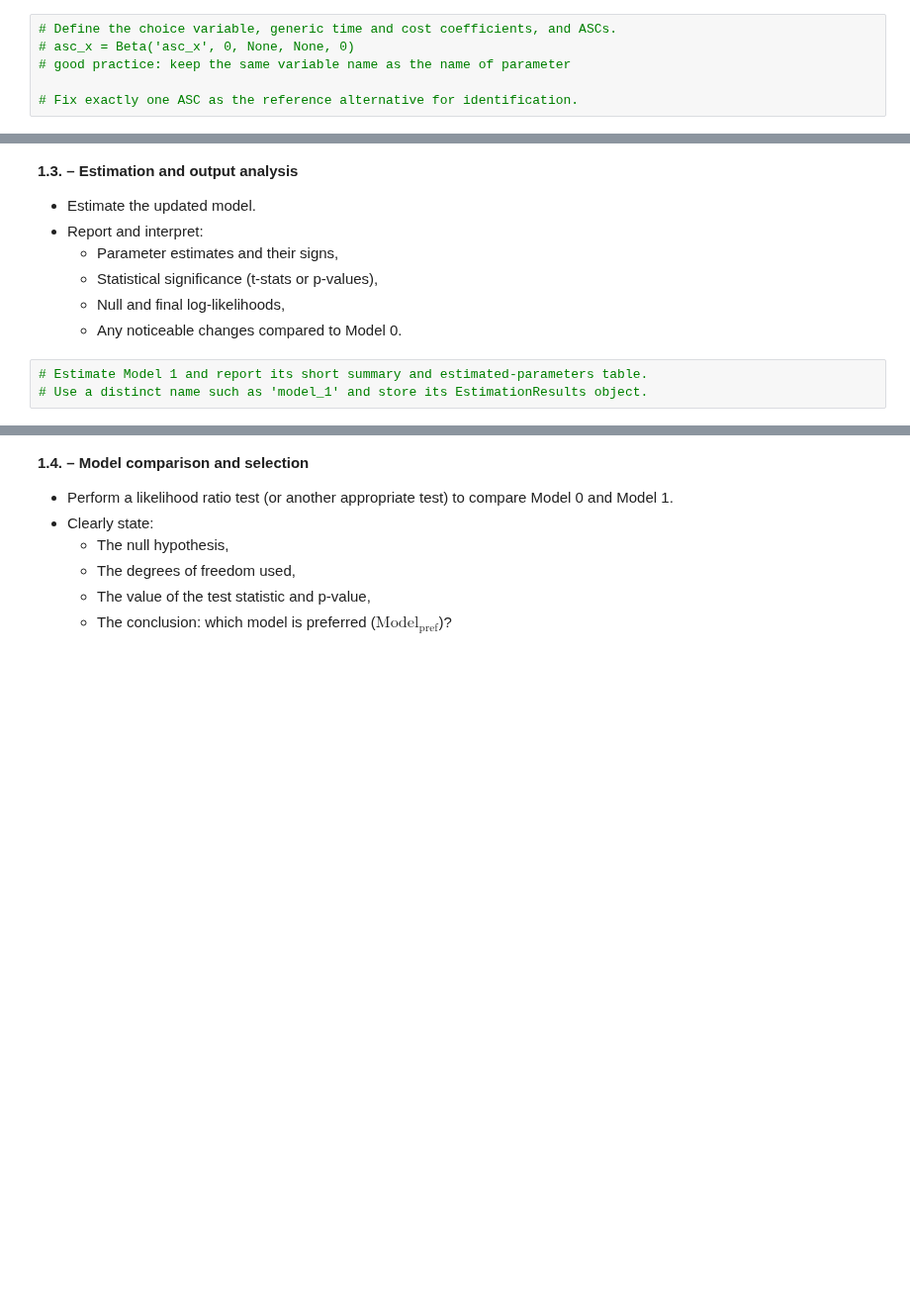
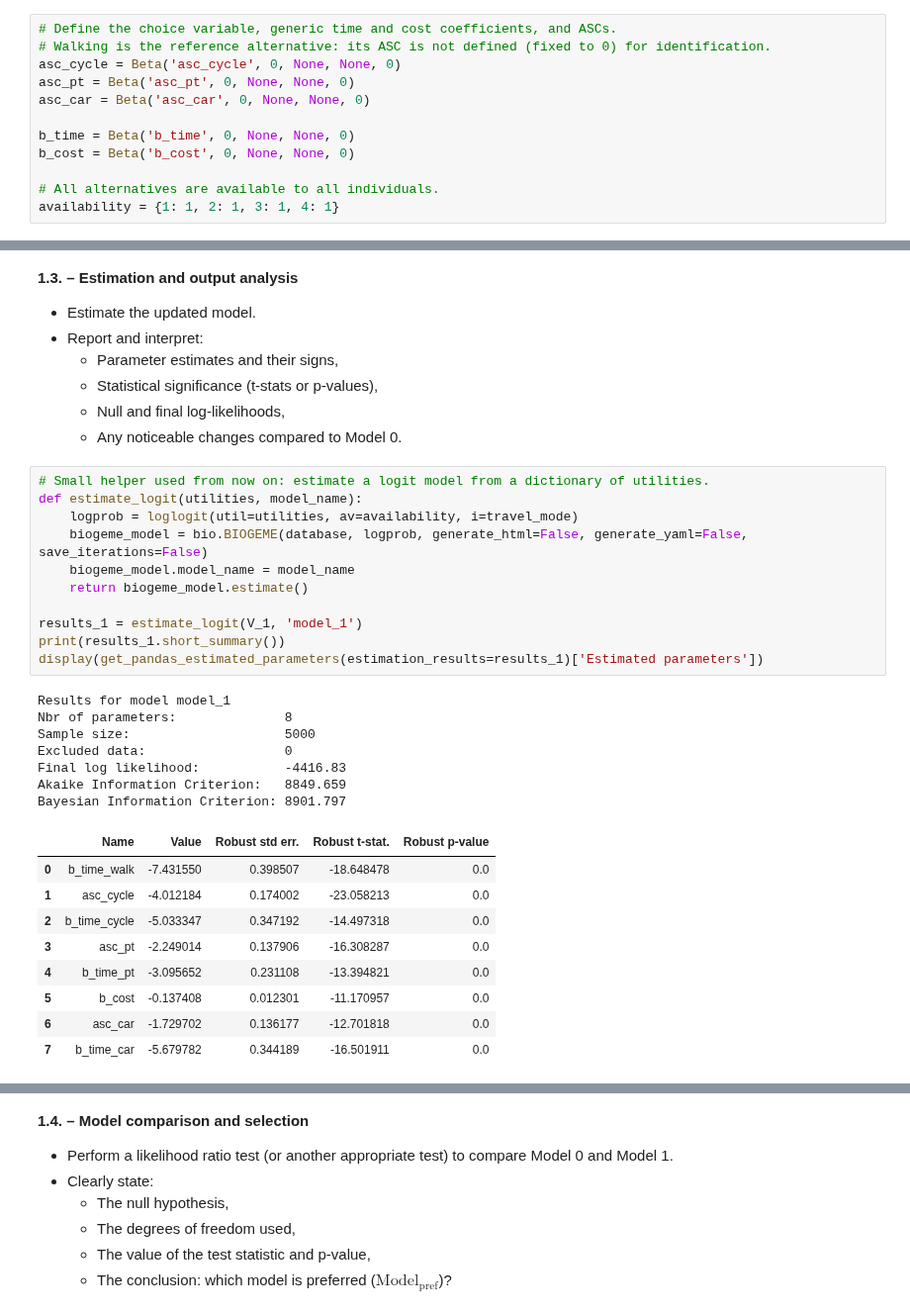
Before and after one commit to PabloSarro/london-mode-choice, a Jupyter notebook: src/assignment.ipynb, the cells around one changed output, grey strips where cells are left out. Shown at 99% size. Saved outputs shown, nothing was run; the diff lists cells and outputs as text; blank space fills up the shorter version.

```diff
--- a/src/assignment.ipynb
+++ b/src/assignment.ipynb
@@ -80,8 +119,14 @@ cost_transit = Variable('cost_transit')
 # %%
 # Define the choice variable, generic time and cost coefficients, and ASCs.
-# asc_x = Beta('asc_x', 0, None, None, 0)
-# good practice: keep the same variable name as the name of parameter
+# Walking is the reference alternative: its ASC is not defined (fixed to 0) for identification.
+asc_cycle = Beta('asc_cycle', 0, None, None, 0)
+asc_pt = Beta('asc_pt', 0, None, None, 0)
+asc_car = Beta('asc_car', 0, None, None, 0)
 
-# Fix exactly one ASC as the reference alternative for identification.
+b_time = Beta('b_time', 0, None, None, 0)
+b_cost = Beta('b_cost', 0, None, None, 0)
+
+# All alternatives are available to all individuals.
+availability = {1: 1, 2: 1, 3: 1, 4: 1}
 # %%
 # Write one utility for each alternative, then collect them in V_0.
@@ -185,8 +289,33 @@ Using Model 0 as the base model, include alternative-specific parameters (i.e.,
   - Null and final log-likelihoods,
   - Any noticeable changes compared to Model 0.
 # %%
-# Estimate Model 1 and report its short summary and estimated-parameters table.
-# Use a distinct name such as 'model_1' and store its EstimationResults object.
+# Small helper used from now on: estimate a logit model from a dictionary of utilities.
+def estimate_logit(utilities, model_name):
+    logprob = loglogit(util=utilities, av=availability, i=travel_mode)
+    biogeme_model = bio.BIOGEME(database, logprob, generate_html=False, generate_yaml=False, save_iterations=False)
+    biogeme_model.model_name = model_name
+    return biogeme_model.estimate()
+
+results_1 = estimate_logit(V_1, 'model_1')
+print(results_1.short_summary())
+display(get_pandas_estimated_parameters(estimation_results=results_1)['Estimated parameters'])
+# %% [output]
+Results for model model_1
+Nbr of parameters:              8
+Sample size:                    5000
+Excluded data:                  0
+Final log likelihood:           -4416.83
+Akaike Information Criterion:   8849.659
+Bayesian Information Criterion: 8901.797
+|  | Name | Value | Robust std err. | Robust t-stat. | Robust p-value |
+| 0 | b_time_walk | -7.431550 | 0.398507 | -18.648478 | 0.0 |
+| 1 | asc_cycle | -4.012184 | 0.174002 | -23.058213 | 0.0 |
+| 2 | b_time_cycle | -5.033347 | 0.347192 | -14.497318 | 0.0 |
+| 3 | asc_pt | -2.249014 | 0.137906 | -16.308287 | 0.0 |
+| 4 | b_time_pt | -3.095652 | 0.231108 | -13.394821 | 0.0 |
+| 5 | b_cost | -0.137408 | 0.012301 | -11.170957 | 0.0 |
+| 6 | asc_car | -1.729702 | 0.136177 | -12.701818 | 0.0 |
+| 7 | b_time_car | -5.679782 | 0.344189 | -16.501911 | 0.0 |
 # %%
 # Add Model 1 before producing a comparison table.
 all_results['model_1'] = results_1
```
Also changed, not shown: parts of 25 cells of this notebook, 13 other files.
